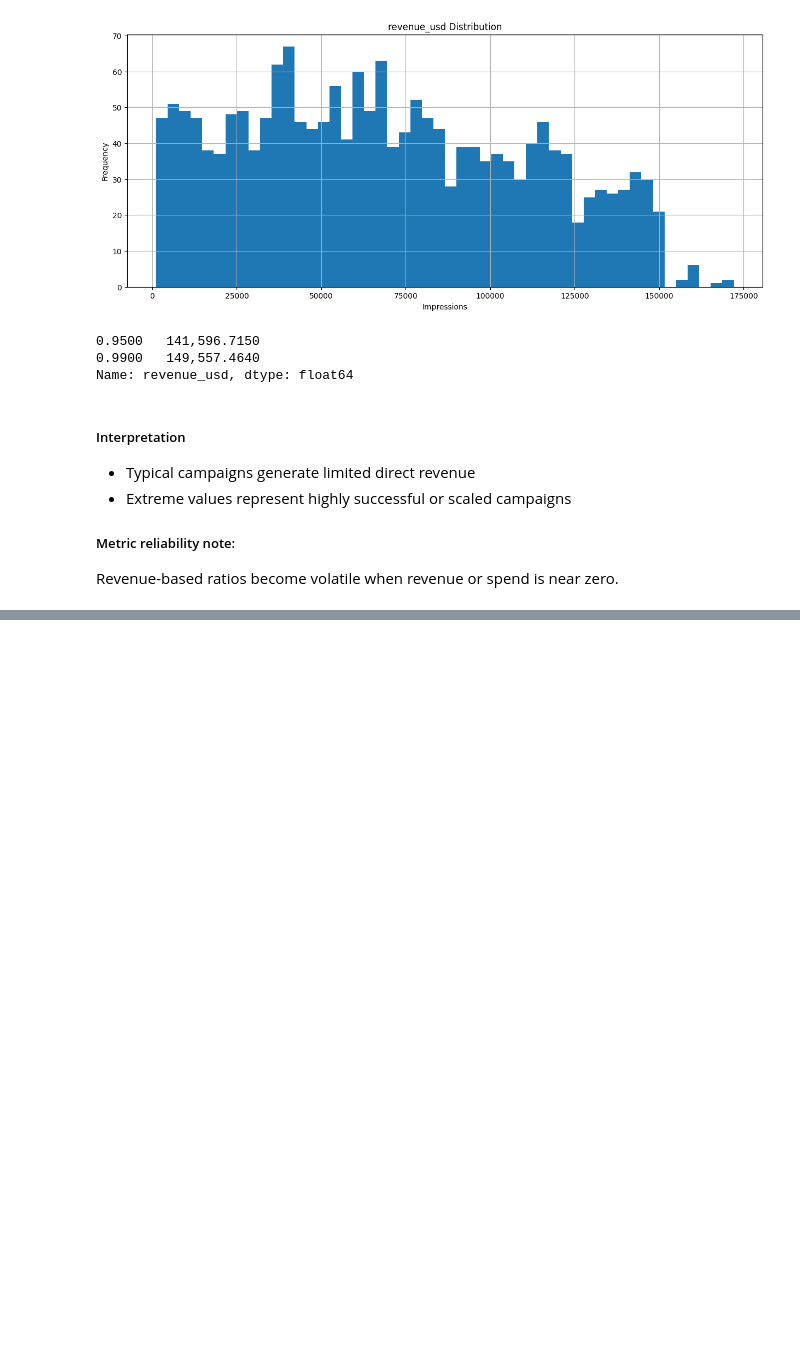
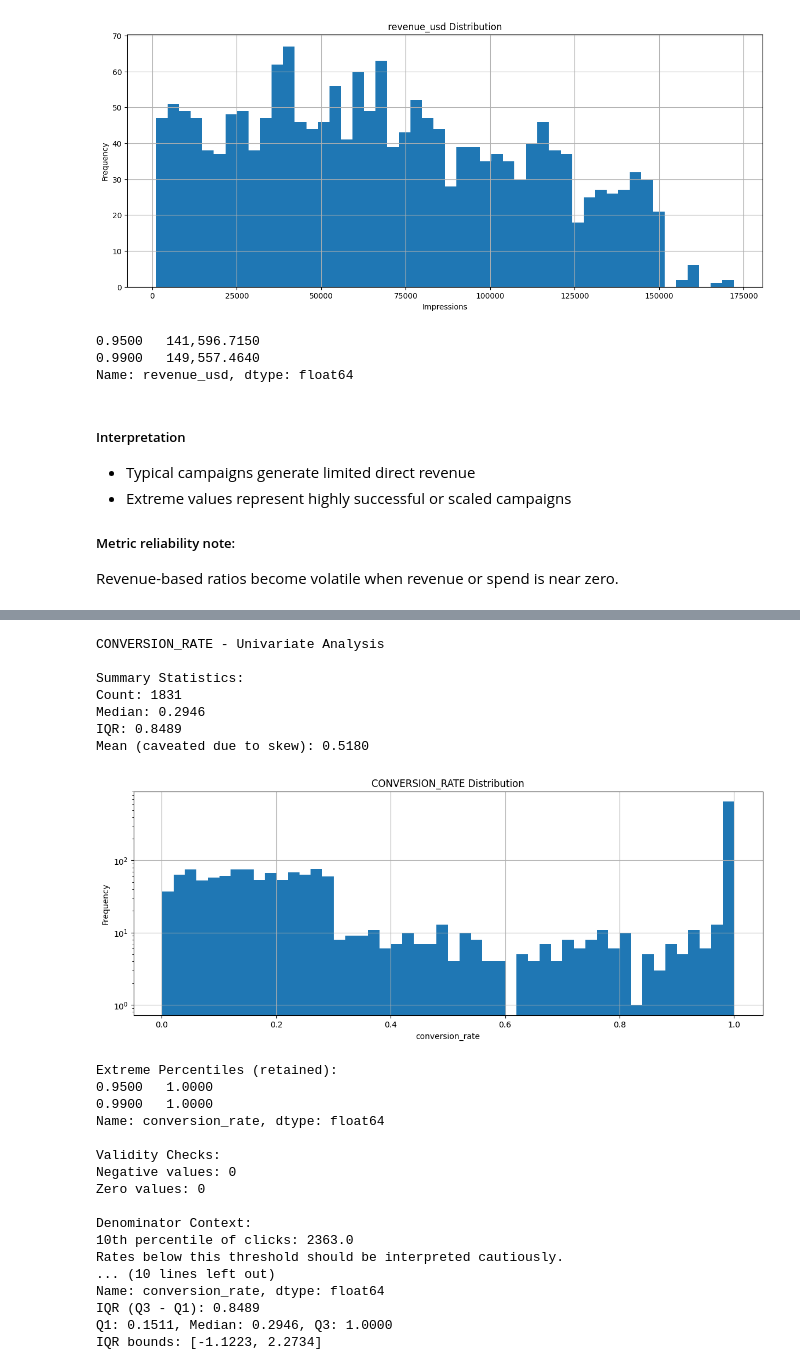
Before and after one commit to Playful-Cloud/Marketing_Campaign_Analysis_and_Optimization, a Jupyter notebook: notebooks/05_EDA.ipynb, the cells around one changed output, grey strips where cells are left out. Cells and saved outputs as stored; diff of their text form; code cells hidden in the pictures; blank space fills up the shorter version.

```diff
--- a/notebooks/05_EDA.ipynb
+++ b/notebooks/05_EDA.ipynb
@@ -1305,0 +1517,66 @@ These metrics provide necessary exposure and scale context for interpreting down
+# %%
+# summary stats:
+
+# univ analysis
+rate_metric_univariate(
+    df=df,
+    metric='conversion_rate',
+    denom_col='clicks',
+    log_scale=True
+)
+
+# percentiles
+print(df['conversion_rate'].describe(percentiles=[0.25, 0.5, 0.75, 0.95, 0.99]))
+
+# Iqr
+q1 = df['conversion_rate'].quantile(0.25)
+q3 = df['conversion_rate'].quantile(0.75)
+iqr = q3 - q1
+
+print(f"IQR (Q3 - Q1): {iqr:.4f}")
+print(f"Q1: {q1:.4f}, Median: {df['conversion_rate'].median():.4f}, Q3: {q3:.4f}")
+
+# upper & lower bound
+lower_bound = q1 - 1.5 * iqr
+upper_bound = q3 + 1.5 * iqr
+
+print(f"IQR bounds: [{lower_bound:.4f}, {upper_bound:.4f}]")
+
+# stress testing the rate metric to answer three questions:
+# check the metric’s statistical trustworthiness
+# check if the result is safe to report (noise vs signal)
+# will this break downstream?
+# highly unstable when click volume is low
+# extreme values should be interpreted cautiously
+
+# Where does most of the mass actually live:
+# Count: 1831
+# Mean: 0.5180
+# Median: 0.2946
+# IQR: 0.8489
+# %% [output]
+CONVERSION_RATE - Univariate Analysis
+
+Summary Statistics:
+Count: 1831
+Median: 0.2946
+IQR: 0.8489
+Mean (caveated due to skew): 0.5180
+[figure, added]
+Extreme Percentiles (retained):
+0.9500   1.0000
+0.9900   1.0000
+Name: conversion_rate, dtype: float64
+
+Validity Checks:
+Negative values: 0
+Zero values: 0
+
+Denominator Context:
+10th percentile of clicks: 2363.0
+Rates below this threshold should be interpreted cautiously.
+... (10 lines left out)
+Name: conversion_rate, dtype: float64
+IQR (Q3 - Q1): 0.8489
+Q1: 0.1511, Median: 0.2946, Q3: 1.0000
+IQR bounds: [-1.1223, 2.2734]
```
Also changed, not shown: parts of 26 cells of this notebook.
